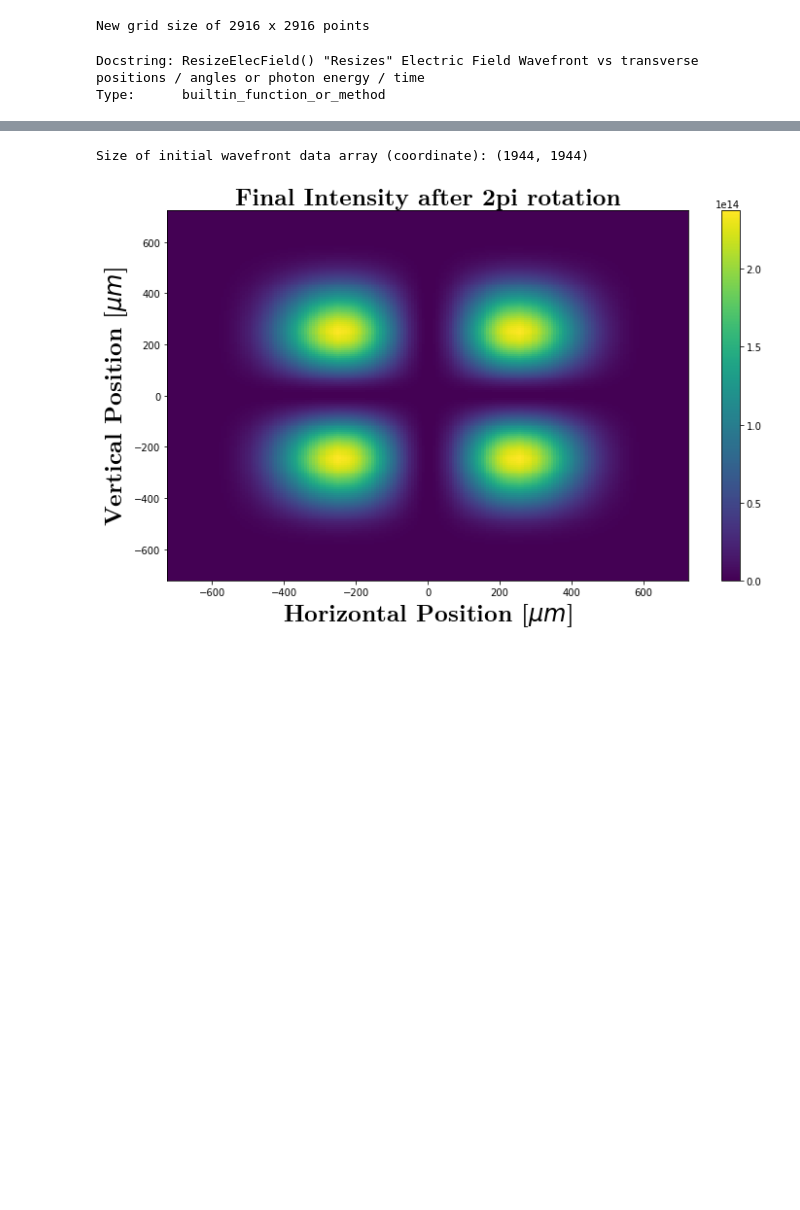
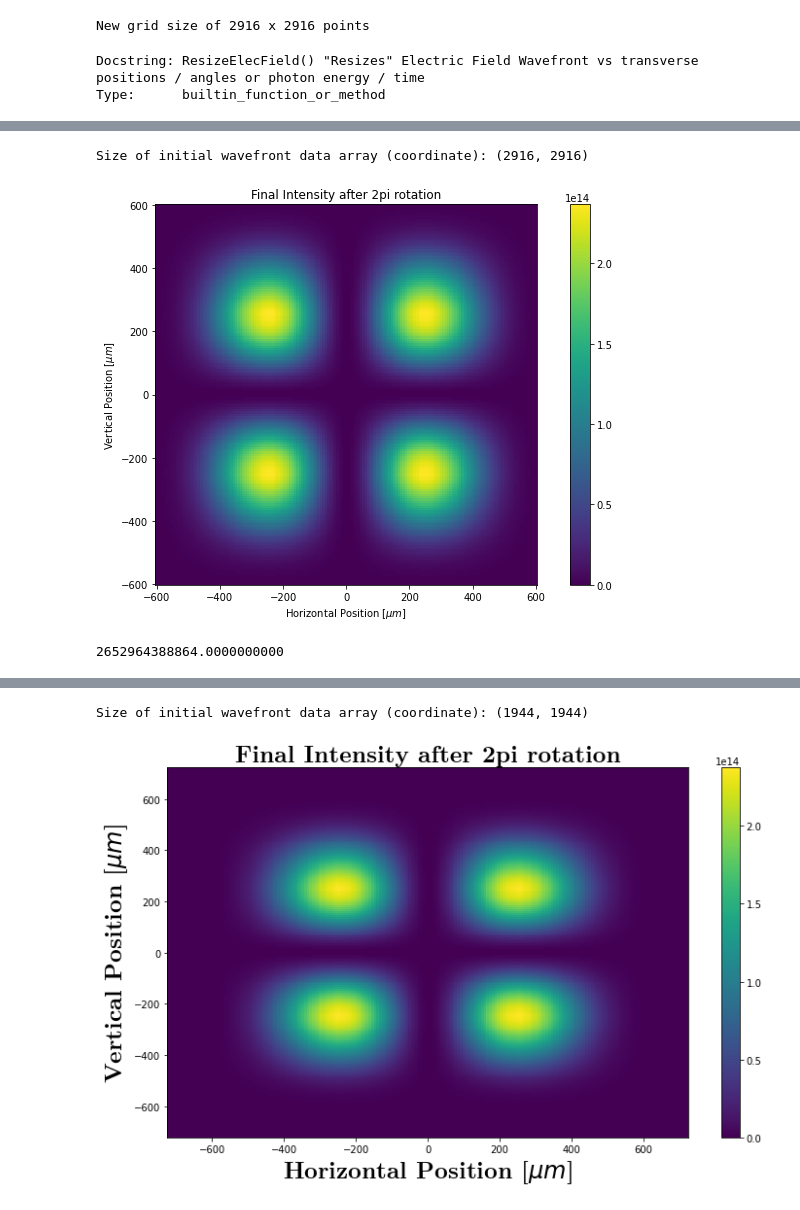
Before and after one commit to radiasoft/rslight, a Jupyter notebook: LCT/LCTtest.ipynb, the cells around one changed output, grey strips where cells are left out. Saved outputs shown, nothing was run; the diff lists cells and outputs as text; code cells hidden in the pictures; blank space fills up the shorter version.

```diff
--- a/LCT/LCTtest.ipynb
+++ b/LCT/LCTtest.ipynb
@@ -135,0 +155,36 @@ Size of initial wavefront data array (coordinate): (1944, 1944)
+# %%
+# Plot final wavefront
+wfrplot2 = wfr2
+
+arIfinal = array('f', [0]*wfrplot2.mesh.nx*wfrplot2.mesh.ny) #"flat" array to take 2D intensity data
+srwl.CalcIntFromElecField(arIfinal, wfrplot2, 6, 0, 3, wfrplot2.mesh.eStart, 0, 0) #extracts intensity
+##Reshaping electric field data from flat to 2D array
+arIfinal2D = np.array(arIfinal).reshape((wfrplot2.mesh.nx, wfrplot2.mesh.ny), order='C')
+wfrsizei=np.size(arIfinal)
+
+print('Size of initial wavefront data array (coordinate):',np.shape(arIinit2D))
+xvals0=np.linspace(wfrplot2.mesh.xStart,wfrplot2.mesh.xFin,wfrplot2.mesh.nx)
+yvals0=np.linspace(wfrplot2.mesh.yStart,wfrplot2.mesh.yFin,wfrplot2.mesh.ny)
+
+fig = plt.figure(figsize=(12,7))
+ax = fig.gca()
+
+plt.pcolormesh(np.multiply(xvals0,1e6), np.multiply(yvals0,1e6), arIfinal2D, cmap=plt.cm.viridis)  # setting wfr0a.unitElFldAng=1, default units should now be in mrad(?)
+plt.colorbar()
+ax.set_ylim(-ymax/zoomfactor/1.8, ymax/zoomfactor/1.8)
+ax.set_xlim(-xmax/zoomfactor/1.8, xmax/zoomfactor/1.8)
+ax.set_ylabel(r'Vertical Position [$\mu m$]')
+ax.set_xlabel(r'Horizontal Position [$\mu m$]')
+ax.set_aspect(1.0)
+ax.set_title('Final Intensity after 2pi rotation')
+plt.savefig('LCT-8.png')
+plt.show()
+# %% [output]
+Size of initial wavefront data array (coordinate): (2916, 2916)
+[figure, added]
+# %%
+arIDif = arIfinal2D - arIinit2D
+difMax = np.max(arIDif)
+print('%.10f' % difMax)
+# %% [output]
+2652964388864.0000000000
```
Also changed, not shown: parts of 10 cells of this notebook.
